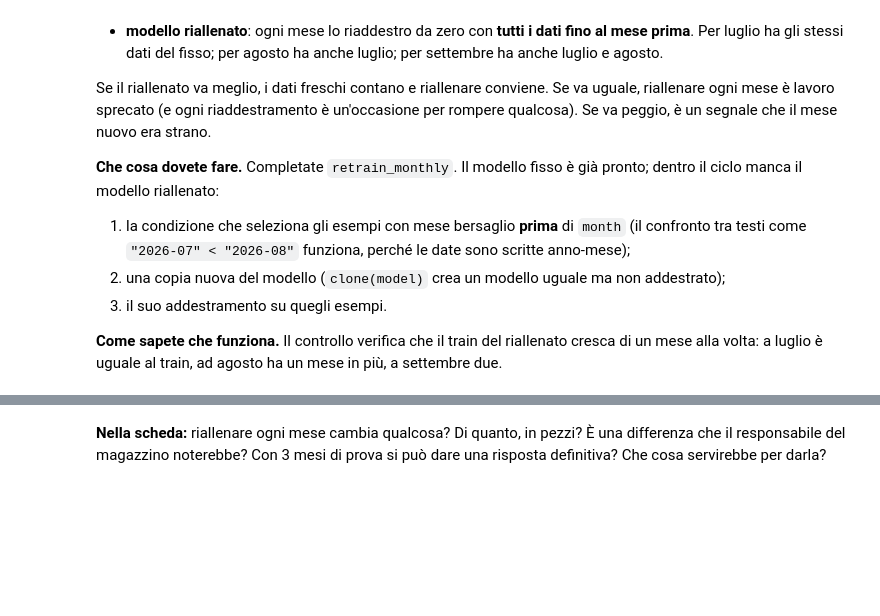
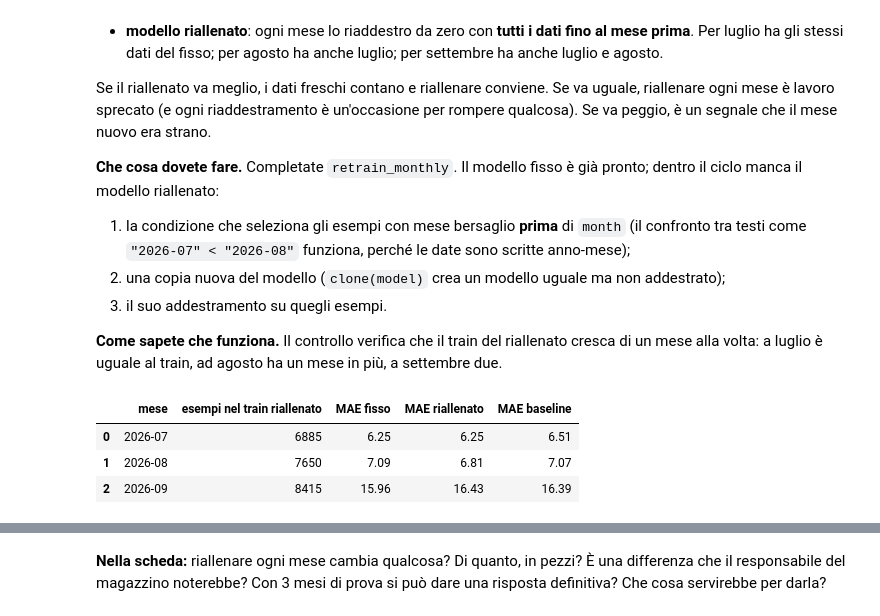
Before and after one commit to lucasandersoncorreia-dotcom/progetto-machine-learning, a Jupyter notebook: project_work_2_building_blocks.ipynb, the cells around one changed output, grey strips where cells are left out. Saved outputs shown, nothing was run; the diff lists cells and outputs as text; code cells hidden in the pictures; blank space fills up the shorter version.

```diff
--- a/project_work_2_building_blocks.ipynb
+++ b/project_work_2_building_blocks.ipynb
@@ -663,36 +767,41 @@ def retrain_monthly(model, examples, months_to_test):
 
     # modello fisso: addestrato una volta su tutto quello che c'è prima del primo mese da provare
     is_before_first = examples["target_month"] < months_to_test[0]
     fixed_model = clone(model)
     fixed_model.fit(examples[is_before_first][FEATURES], examples[is_before_first]["target"])
 
     for month in months_to_test:
         is_month = examples["target_month"] == month
         X_month = examples[is_month][FEATURES]
         y_month = examples[is_month]["target"]
 
         # --- scrivete voi: il modello riallenato ---
         # 1. la condizione "vero" per gli esempi con mese bersaglio prima di month
-        is_before_month = FILL_ME     # scrivete: la condizione
+        is_before_month = examples["target_month"] < month
         # 2. una copia nuova del modello, non addestrata
-        retrained_model = FILL_ME     # scrivete: la copia
+        retrained_model = clone(model)
         # 3. l'addestramento della copia sugli esempi selezionati al punto 1
-        FILL_ME     # scrivete: l'addestramento
+        retrained_model.fit(examples[is_before_month][FEATURES], examples[is_before_month]["target"])
 
         mae_fixed = mean_absolute_error(y_month, fixed_model.predict(X_month))
         mae_retrained = mean_absolute_error(y_month, retrained_model.predict(X_month))
         mae_baseline = mean_absolute_error(y_month, baseline_predict(X_month))
 
         rows.append({"mese": month, "esempi nel train riallenato": int(is_before_month.sum()),
                      "MAE fisso": round(mae_fixed, 2), "MAE riallenato": round(mae_retrained, 2), "MAE baseline": round(mae_baseline, 2)})
 
     return pd.DataFrame(rows)
 
 
 MONTHS_TO_TEST = ["2026-07", "2026-08", "2026-09"]
 model_for_experiment = chosen_model if chosen_model is not None else KNeighborsRegressor(n_neighbors=15)
 retrain_table = retrain_monthly(model_for_experiment, examples, MONTHS_TO_TEST)
 retrain_table
+# %% [output]
+|  | mese | esempi nel train riallenato | MAE fisso | MAE riallenato | MAE baseline |
+| 0 | 2026-07 | 6885 | 6.25 | 6.25 | 6.51 |
+| 1 | 2026-08 | 7650 | 7.09 | 6.81 | 7.07 |
+| 2 | 2026-09 | 8415 | 15.96 | 16.43 | 16.39 |
 # %%
 # --- Controllo blocco 7 ---
 train_sizes = retrain_table["esempi nel train riallenato"].tolist()
```
Also changed, not shown: parts of 23 cells of this notebook, 3 other files.
